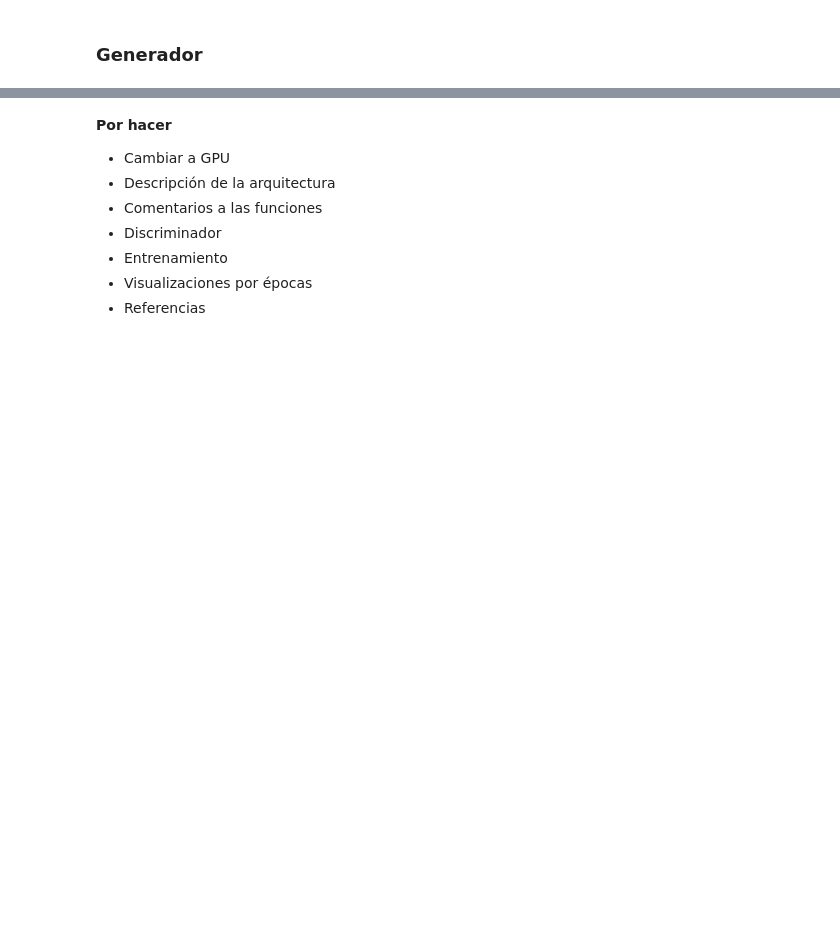
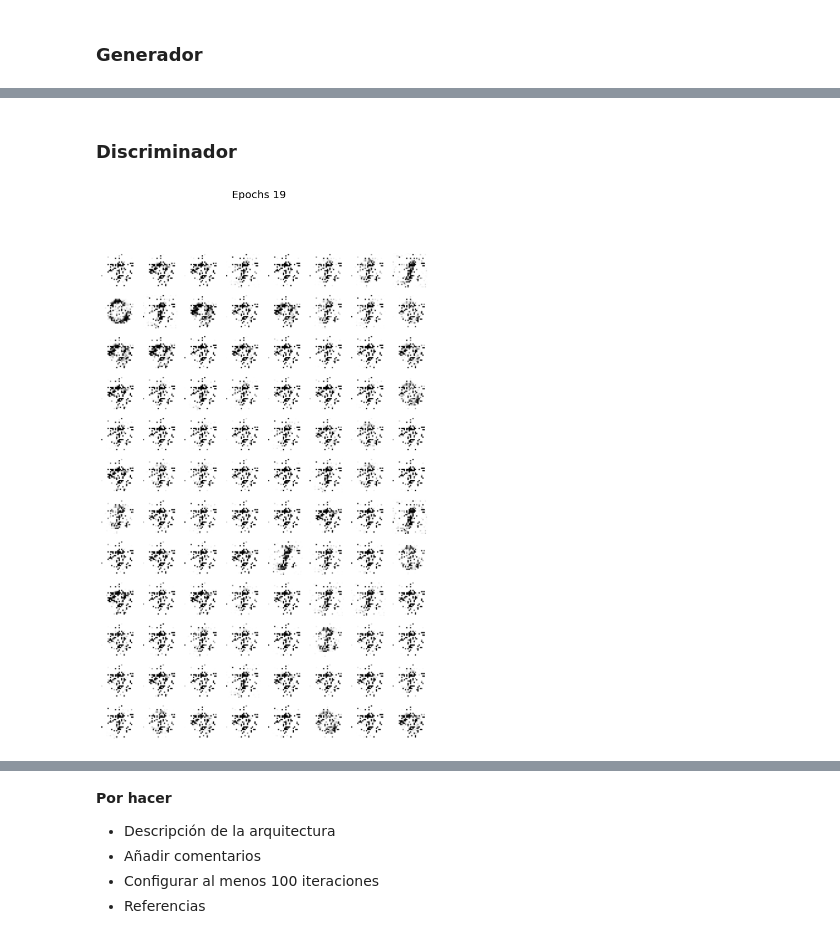
Before and after one commit to FernandoBRdgz/inteligencia_artificial, a Jupyter notebook: redes_generativas_adversarias/introducción_a_gans.ipynb, the cells around one changed output, grey strips where cells are left out. Saved outputs shown, nothing was run; the diff lists cells and outputs as text; code cells hidden in the pictures; blank space fills up the shorter version.

```diff
--- a/redes_generativas_adversarias/introducción_a_gans.ipynb
+++ b/redes_generativas_adversarias/introducción_a_gans.ipynb
@@ -52,0 +53,44 @@ plot_multiple_images(test_image, n_cols=4)
+# %% [markdown]
+### Discriminador
+# %%
+discriminator = Sequential()
+discriminator.add(Flatten(input_shape=[28, 28]))
+discriminator.add(Dense(128, activation="selu"))
+discriminator.add(Dense(64, activation="sigmoid"))
+discriminator.add(Dense(1, activation="sigmoid"))
+# %%
+gan = Sequential([generator, discriminator])
+# %%
+discriminator.compile(loss="binary_crossentropy", optimizer="rmsprop")
+discriminator.trainable = False
+gan.compile(loss="binary_crossentropy", optimizer="rmsprop")
+# %%
+def train_gan(gan, dataset, random_normal_dimensions, n_epochs=50):
+    generator, discriminator = gan.layers
+
+    for epoch in range(n_epochs):
+        print("Época {}/{}".format(epoch + 1, n_epochs))
+        for real_images in dataset:
+            batch_size = real_images.shape[0]
+
+            # Fase 1 - Discriminaodr
+            noise = tf.random.normal(shape=[batch_size, random_normal_dimensions])
+            fake_images = generator(noise)
+            mixed_images = tf.concat([fake_images, real_images], axis=0)
+            discriminator_labels = tf.constant([[0.]] * batch_size + [[1.]] * batch_size)
+            discriminator.trainable = True
+            discriminator.train_on_batch(mixed_images, discriminator_labels)
+
+            # Fase 2 - Generador
+            noise = tf.random.normal(shape=[batch_size, random_normal_dimensions])
+            generator_labels = tf.constant([[1.]] * batch_size)
+            discriminator.trainable = False
+            gan.train_on_batch(noise, generator_labels)
+
+    plot_multiple_images(fake_images, 8, epoch)
+    plt.show()
+# %%
+%%time
+train_gan(gan, dataset, random_normal_dimensions, n_epochs=20)
+# %% [output]
+[figure, added]
@@ -53,10 +99,7 @@ plot_multiple_images(test_image, n_cols=4)
 # %% [markdown]
 **Por hacer**
 
-* Cambiar a GPU
 * Descripción de la arquitectura
-* Comentarios a las funciones
-* Discriminador
-* Entrenamiento
-* Visualizaciones por épocas
+* Añadir comentarios
+* Configurar al menos 100 iteraciones
 * Referencias
```
Also changed, not shown: parts of 3 cells of this notebook.
